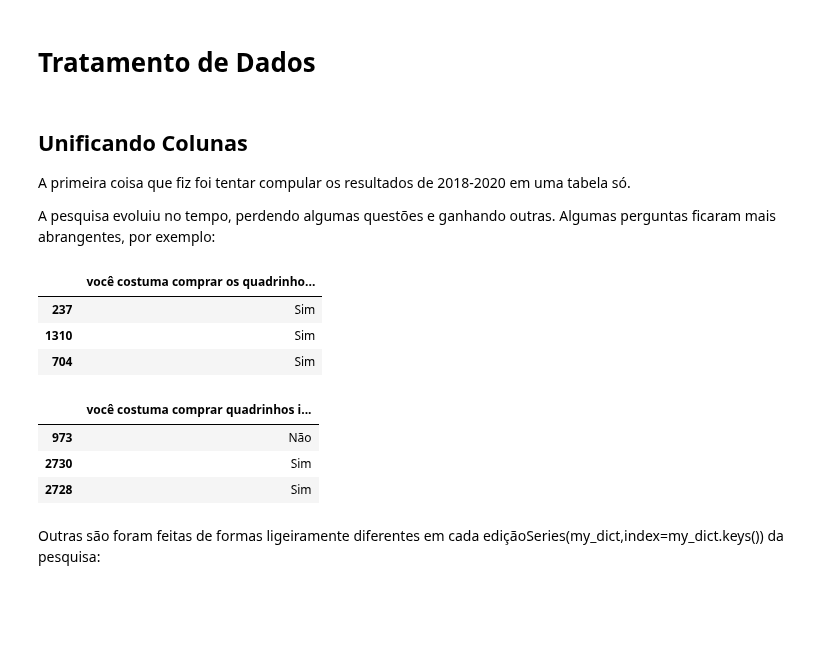
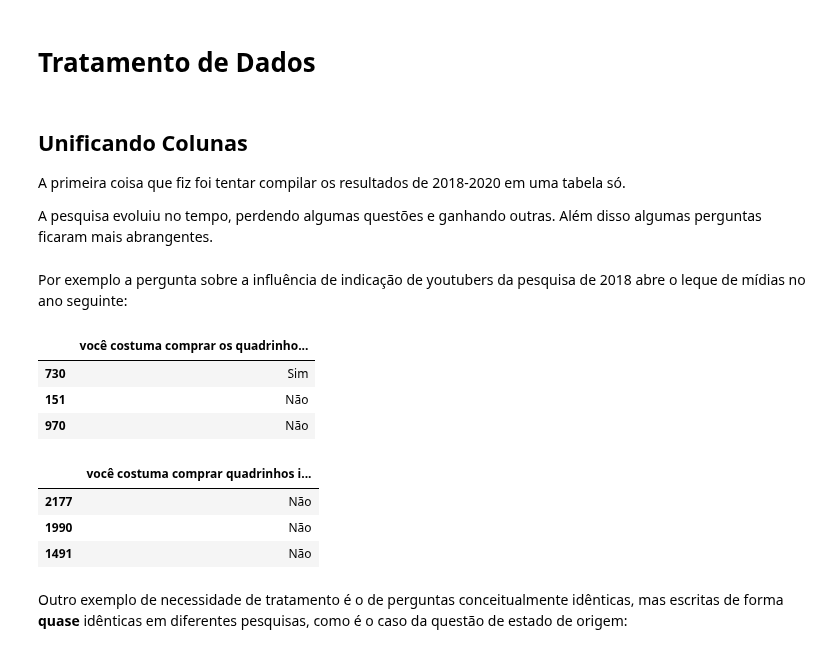
Before and after one commit to thiagodsd/science-avec-des, a Jupyter notebook: _gibi/1_eda.ipynb, the cells around one changed output. Drawn from its saved outputs; the diff is of its cells as text; code cells hidden in the pictures; blank space fills up the shorter version.

```diff
--- a/_gibi/1_eda.ipynb
+++ b/_gibi/1_eda.ipynb
@@ -32,24 +44,27 @@ O objetivo dessa apresentação é explorar os resultados da ["Pesquisa de Leito
 # %% [markdown]
 ## Unificando Colunas
 
-A primeira coisa que fiz foi tentar compular os resultados de 2018-2020 em uma tabela só.
+A primeira coisa que fiz foi tentar compilar os resultados de 2018-2020 em uma tabela só.
 
-A pesquisa evoluiu no tempo, perdendo algumas questões e ganhando outras. Algumas perguntas ficaram mais abrangentes, por exemplo:
+A pesquisa evoluiu no tempo, perdendo algumas questões e ganhando outras. Além disso algumas perguntas ficaram mais abrangentes.
+# %% [markdown]
+Por exemplo a pergunta sobre a influência de indicação de youtubers da pesquisa de 2018 abre o leque de mídias no ano seguinte:
 # %%
 q1 = "você costuma comprar os quadrinhos indicados pelos youtubers?"
-q2 = "você costuma comprar quadrinhos indicados por youtubers/podcasters ou figuras da mídia especializada?"
+q2 = "você costuma comprar quadrinhos indicados por " \
+     + "youtubers/podcasters ou figuras da mídia especializada?"
 display_side_by_side(d2018[[q1]].sample(3), d2019[[q2]].sample(3))
 # %% [output]
 |  | você costuma comprar os quadrinho... |
-| 237 | Sim |
-| 1310 | Sim |
-| 704 | Sim |
+| 730 | Sim |
+| 151 | Não |
+| 970 | Não |
 |  | você costuma comprar quadrinhos i... |
-| 973 | Não |
-| 2730 | Sim |
-| 2728 | Sim |
+| 2177 | Não |
+| 1990 | Não |
+| 1491 | Não |
-# %% [markdown]
-Outras são foram feitas de formas ligeiramente diferentes em cada ediçãoSeries(my_dict,index=my_dict.keys()) da pesquisa:
+# %% [markdown]
+Outro exemplo de necessidade de tratamento é o de perguntas conceitualmente idênticas, mas escritas de forma **quase** idênticas em diferentes pesquisas, como é o caso da questão de estado de origem:
 # %%
 display_side_by_side(d2018[["qual seu estado de origem?"]].sample(3),
                      d2019[["qual o seu estado de origem?"]].sample(3))
```
Also changed, not shown: parts of 18 cells of this notebook, 3 other files.
